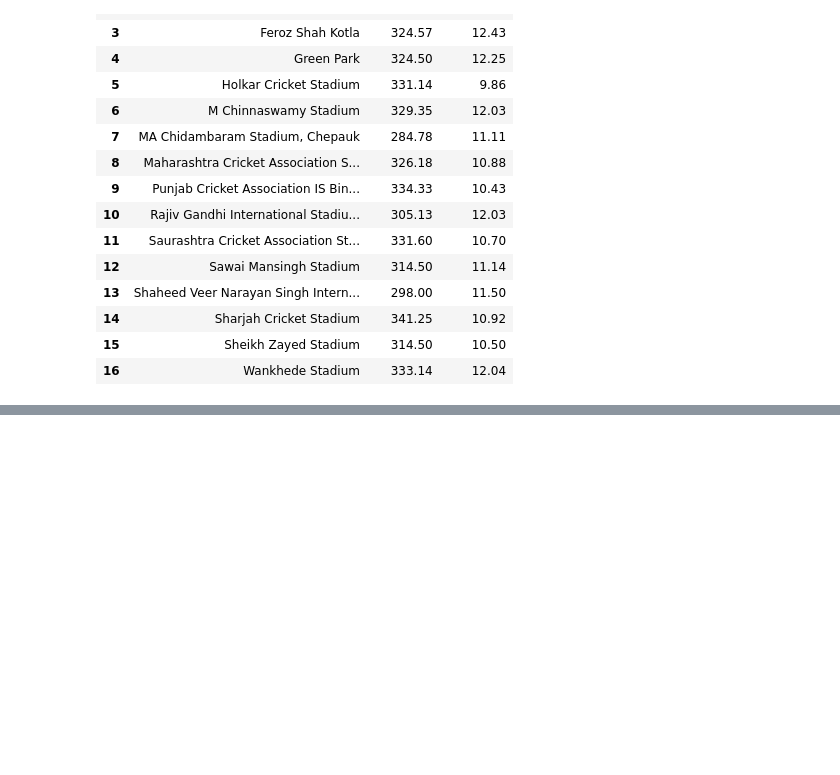
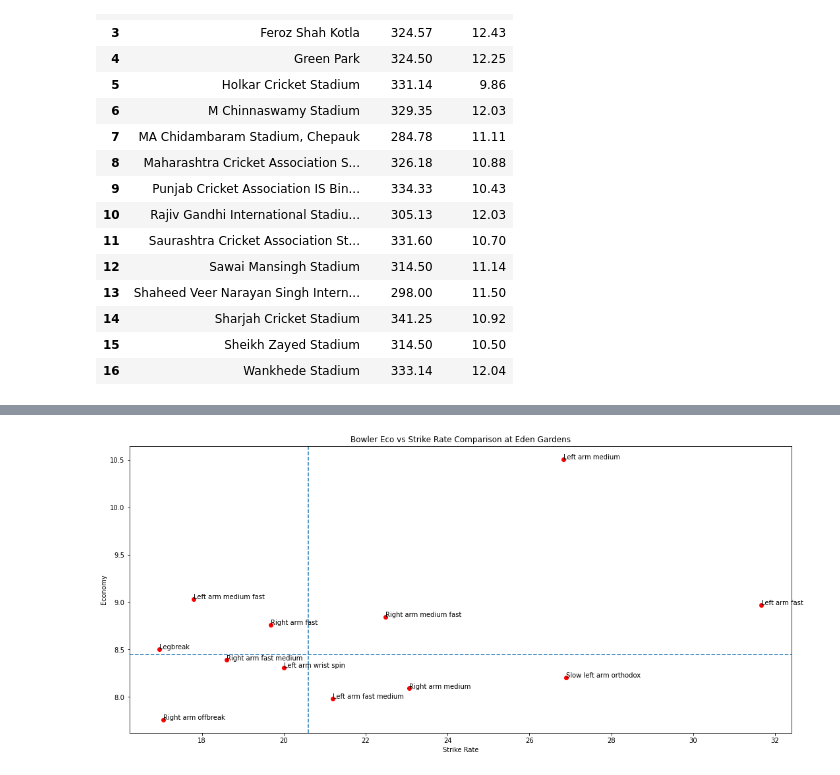
Before and after one commit to 51n15t9r/CricketAnalytics, a Jupyter notebook: 10. Venue and Toss Analysis.ipynb, the cells around one changed output, grey strips where cells are left out. Cells and saved outputs as stored; diff of their text form; code cells hidden in the pictures; blank space fills up the shorter version.

Commit message:
Added Bowling Styles Comparison for each venue

```diff
--- a/10. Venue and Toss Analysis.ipynb
+++ b/10. Venue and Toss Analysis.ipynb
@@ -198,0 +219,11 @@ final_df
+# %%
+venue_list = comb1.venue.unique()
+# %%
+new_df = pd.DataFrame(comb1.groupby(['venue','BowlingStyle']).is_wicket.sum()).rename(columns = {'is_wicket' : 'numWickets'}).reset_index()
+new_df = new_df.merge(pd.DataFrame(comb1.groupby(['venue','BowlingStyle']).ball.count()).rename(columns = {'ball' : 'numBalls'}) , on = ['venue', 'BowlingStyle'])
+new_df = new_df.merge(pd.DataFrame(comb1.groupby(['venue','BowlingStyle']).total_runs.sum()).rename(columns = {'total_runs' : 'numRuns'}) , on = ['venue', 'BowlingStyle'])
+
+new_df['BallPerWicket'] = new_df['numBalls'] / new_df['numWickets']
+new_df['RunsPerOver'] = 6 * new_df['numRuns'] / new_df['numBalls']
+# %%
+venue_drop = widgets.Dropdown(options = venue_list , description='Venue' , value='Eden Gardens')
@@ -198,0 +239,2 @@ final_df
+# %%
+selected_venue = venue_drop.value
@@ -198,0 +258,16 @@ final_df
+# %%
+plt_df = new_df[new_df.venue == selected_venue].reset_index()
+plt.figure(figsize = (18,8))
+plt.scatter(plt_df.BallPerWicket, plt_df.RunsPerOver, color = 'red')
+
+for i in range(len(plt_df)):
+        plt.text(plt_df['BallPerWicket'][i], plt_df['RunsPerOver'][i], plt_df['BowlingStyle'][i])
+
+plt.axvline(plt_df.BallPerWicket.median() , ls ='--')
+plt.axhline(plt_df.RunsPerOver.median() , ls ='--')
+plt.title('Bowler Eco vs Strike Rate Comparison at ' + selected_venue)
+plt.ylabel('Economy')
+plt.xlabel('Strike Rate')
+plt.show()
+# %% [output]
+[figure, added]
```
Also changed, not shown: parts of 9 cells of this notebook.
